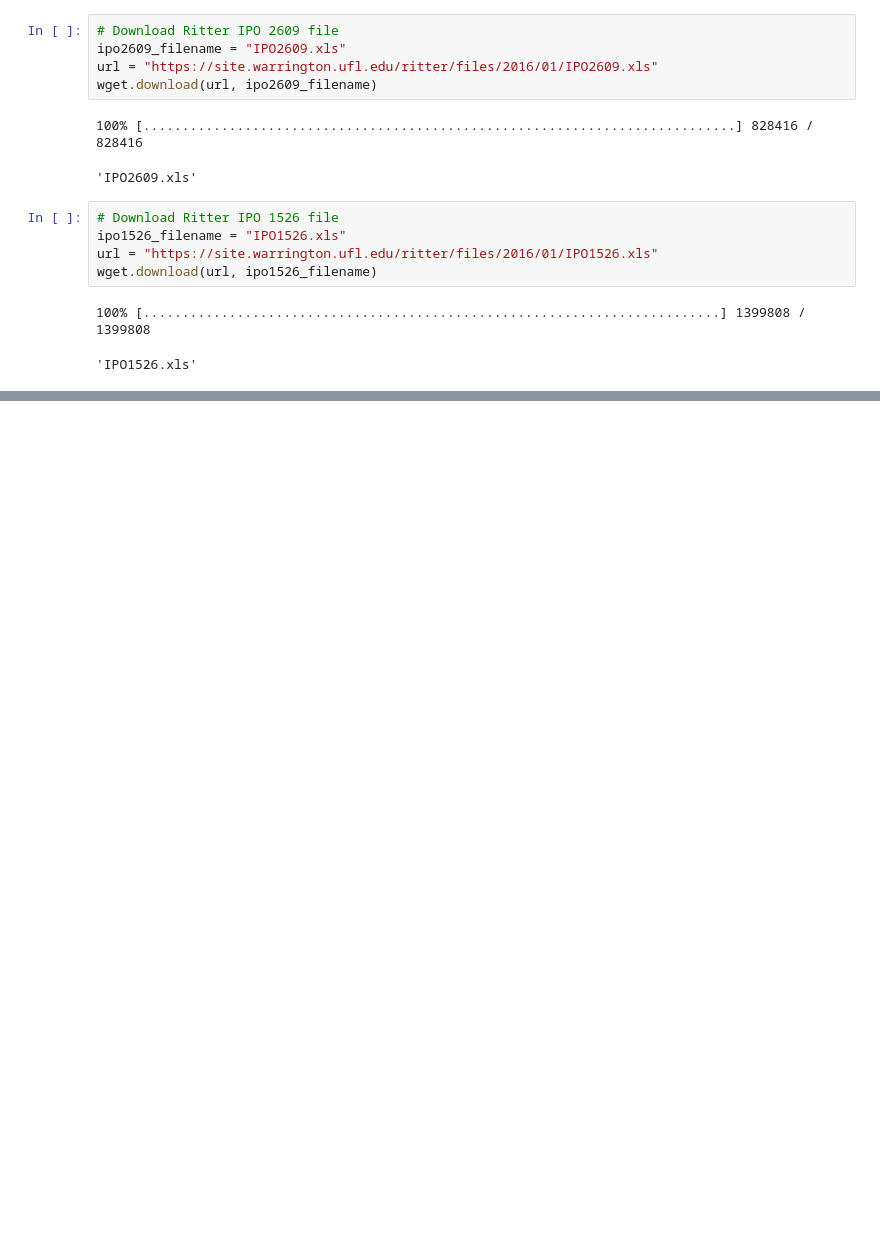
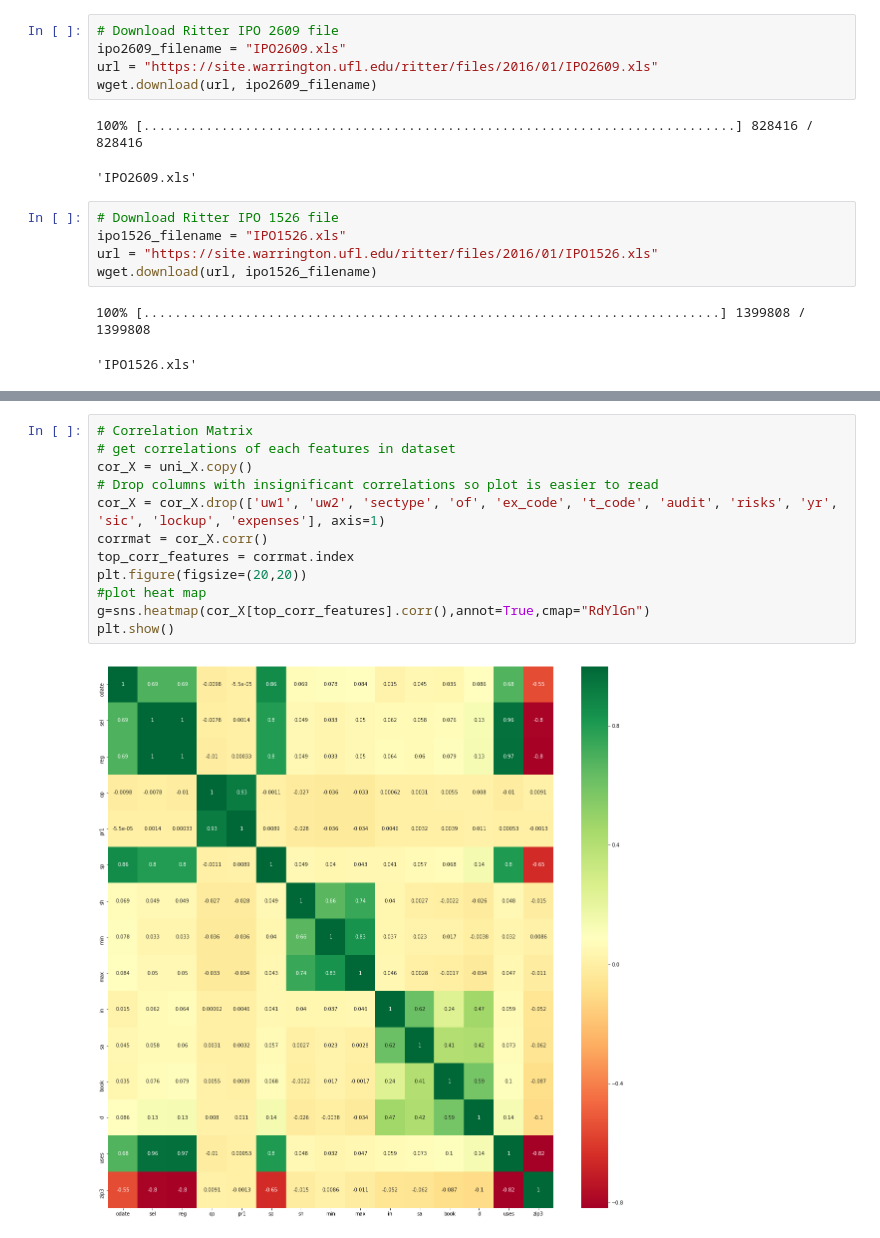
Before and after one commit to LegalBIGuy/ritter-ipo, a Jupyter notebook: RitterIPO.ipynb, the cells around one changed output, grey strips where cells are left out. Drawn from its saved outputs; the diff is of its cells as text; blank space fills up the shorter version.

```diff
--- a/RitterIPO.ipynb
+++ b/RitterIPO.ipynb
@@ -296,0 +397,14 @@ plt.show()
+# %%
+# Correlation Matrix
+# get correlations of each features in dataset
+cor_X = uni_X.copy()
+# Drop columns with insignificant correlations so plot is easier to read
+cor_X = cor_X.drop(['uw1', 'uw2', 'sectype', 'of', 'ex_code', 't_code', 'audit', 'risks', 'yr', 'sic', 'lockup', 'expenses'], axis=1)
+corrmat = cor_X.corr()
+top_corr_features = corrmat.index
+plt.figure(figsize=(20,20))
+#plot heat map
+g=sns.heatmap(cor_X[top_corr_features].corr(),annot=True,cmap="RdYlGn")
+plt.show()
+# %% [output]
+[figure, added]
```
Also changed, not shown: parts of 13 cells of this notebook.
